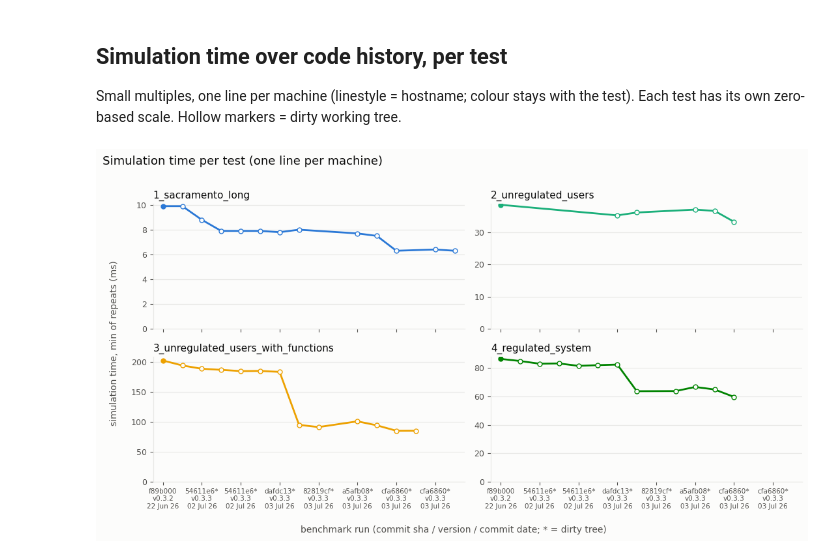
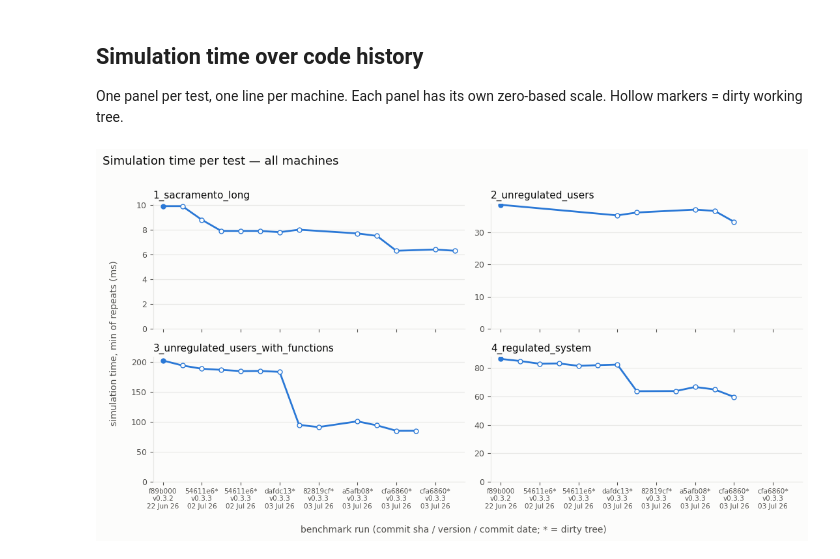
Before and after one commit to chasegan/Kalix, a Jupyter notebook: regression_tests/speed/speed_results_analysis.ipynb, the cells around one changed output. Saved outputs shown, nothing was run; the diff lists cells and outputs as text; code cells hidden in the pictures.

```diff
--- a/regression_tests/speed/speed_results_analysis.ipynb
+++ b/regression_tests/speed/speed_results_analysis.ipynb
@@ -93,52 +102,39 @@ hosts: ['Chass-MacBook-Air.local'] | single-machine plots use: Chass-MacBook-Air
 # %% [markdown]
-## Simulation time over code history, per test
+## Simulation time over code history
 
-Small multiples, one line per machine (linestyle = hostname; colour stays with
-the test). Each test has its own zero-based scale. Hollow markers = dirty
-working tree.
+One panel per test, one line per machine. Each panel has its own zero-based
+scale. Hollow markers = dirty working tree.
 # %%
 n_rows = math.ceil(len(TESTS) / 2)
 fig, axes = plt.subplots(n_rows, 2, figsize=(11, 3 * n_rows), facecolor=SURFACE,
                          sharex=True, squeeze=False)
-hostnames = sorted(df.hostname.unique())
-
 for ax in axes.flat[len(TESTS):]:
     ax.set_visible(False)
 
 for ax, test in zip(axes.flat, TESTS):
-    colour = TEST_COLOURS[test]
     d = df[df.test_name == test]
     style_axes(ax, test)
-    for h_idx, host in enumerate(hostnames):
-        dh = d[d.hostname == host]
-        if dh.empty:
+    for machine in MACHINES:
+        dm = d[d.hostname == machine]
+        if dm.empty:
             continue
-        ax.plot(dh.run_id, dh.sim_min_ms, color=colour, linewidth=2,
-                linestyle=LINESTYLES[h_idx % len(LINESTYLES)], zorder=2)
-        clean = dh[dh.commit_dirty == False]
-        dirty = dh[dh.commit_dirty == True]
+        colour = MACHINE_COLOURS[machine]
+        ax.plot(dm.run_id, dm.sim_min_ms, color=colour, linewidth=2, zorder=2)
+        clean = dm[dm.commit_dirty == False]
+        dirty = dm[dm.commit_dirty == True]
         ax.plot(clean.run_id, clean.sim_min_ms, "o", color=colour, markersize=5, zorder=3)
         ax.plot(dirty.run_id, dirty.sim_min_ms, "o", markerfacecolor=SURFACE,
                 markeredgecolor=colour, markersize=5, zorder=3)
     ax.set_ylim(bottom=0)
     apply_run_axis(ax)
 
-# Hostname -> linestyle legend (grey: identity is the linestyle, colour stays
-# with the test). Skipped while the database has a single machine.
-if len(hostnames) > 1:
-    from matplotlib.lines import Line2D
-    handles = [Line2D([], [], color=INK_2, linewidth=2,
-                      linestyle=LINESTYLES[i % len(LINESTYLES)], label=h)
-               for i, h in enumerate(hostnames)]
-    fig.legend(handles=handles, frameon=False, fontsize=9, labelcolor=INK_2,
-               ncols=min(len(hostnames), 3), loc="upper right")
-
+machine_legend(fig)
 fig.supxlabel("benchmark run (commit sha / version / commit date; * = dirty tree)",
-             fontsize=10, color=INK_2)
+              fontsize=10, color=INK_2)
 fig.supylabel("simulation time, min of repeats (ms)", fontsize=10, color=INK_2)
-fig.suptitle("Simulation time per test (one line per machine)", x=0.01, ha="left",
+fig.suptitle("Simulation time per test — all machines", x=0.01, ha="left",
              fontsize=13, color=INK)
 fig.tight_layout(rect=(0.01, 0, 1, 0.97))
 plt.show()
 # %% [output]
-[figure, old version]
+[figure, new version]
```
Also changed, not shown: parts of 12 cells of this notebook, 1 other file.
